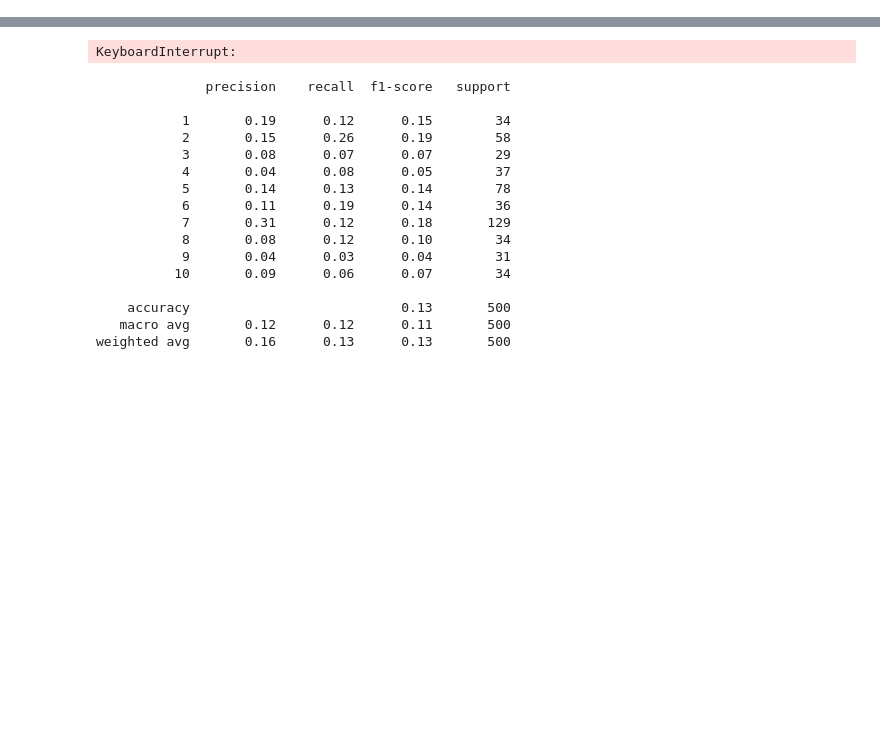
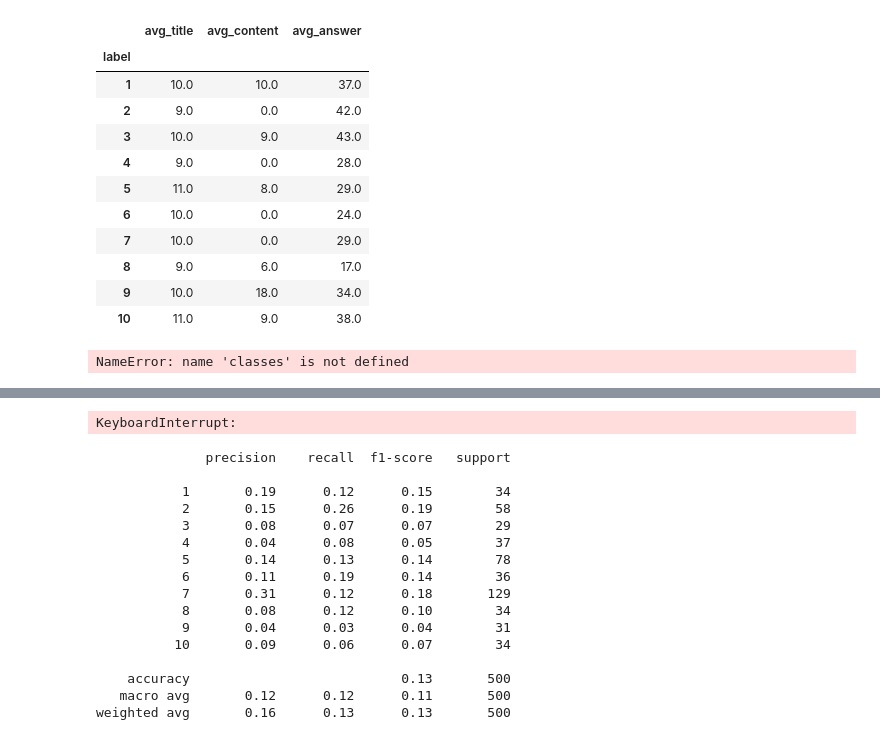
Before and after one commit to TheodorEmanuelsson/YahooEmbeddings, a Jupyter notebook: test.ipynb, the cells around one changed output, grey strips where cells are left out. Cells and saved outputs as stored; diff of their text form; code cells hidden in the pictures; blank space fills up the shorter version.

```diff
--- a/test.ipynb
+++ b/test.ipynb
@@ -25,0 +44,27 @@ y_test = test['label']
+# %%
+X = pd.concat([X_train, X_test], axis=0)
+y = pd.concat([y_train, y_test], axis=0)
+data = pd.concat([X, y], axis=1)
+
+summary_data = data.assign(avg_title = data['question_title'].str.split().str.len(),
+                            avg_content = data['question_content'].str.split().str.len(),
+                            avg_answer = data['best_answer'].str.split().str.len()).groupby('label').agg({'avg_title': 'median', 'avg_content': 'median', 'avg_answer': 'median'})
+# %%
+summary_data
+# %% [output]
+|  | avg_title | avg_content | avg_answer |
+| label |  |  |  |
+| 1 | 10.0 | 10.0 | 37.0 |
+| 2 | 9.0 | 0.0 | 42.0 |
+| 3 | 10.0 | 9.0 | 43.0 |
+| 4 | 9.0 | 0.0 | 28.0 |
+| 5 | 11.0 | 8.0 | 29.0 |
+| 6 | 10.0 | 0.0 | 24.0 |
+| 7 | 10.0 | 0.0 | 29.0 |
+| 8 | 9.0 | 6.0 | 17.0 |
+| 9 | 10.0 | 18.0 | 34.0 |
+| 10 | 11.0 | 9.0 | 38.0 |
+# %%
+classes
+# %% [output]
+NameError: name 'classes' is not defined
```
Also changed, not shown: parts of 11 cells of this notebook, 1 other file.
